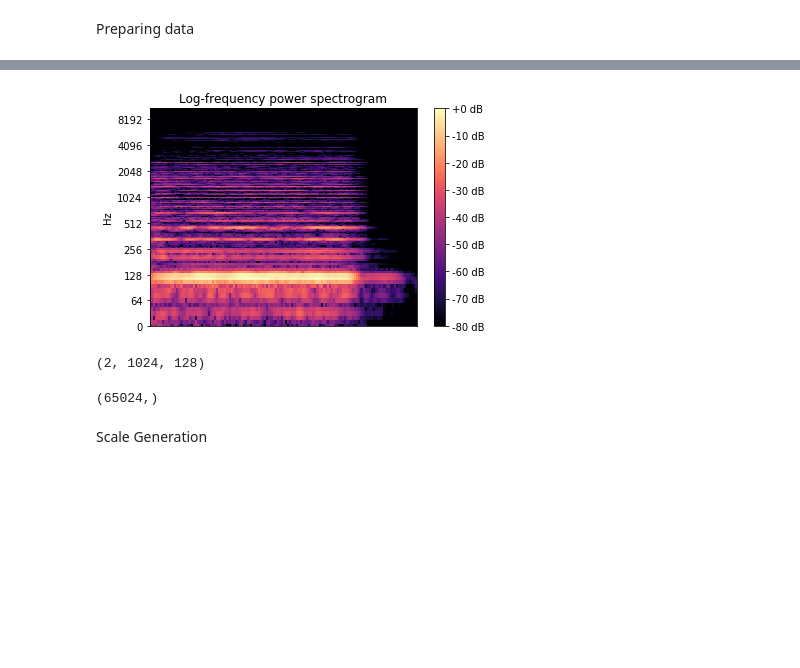
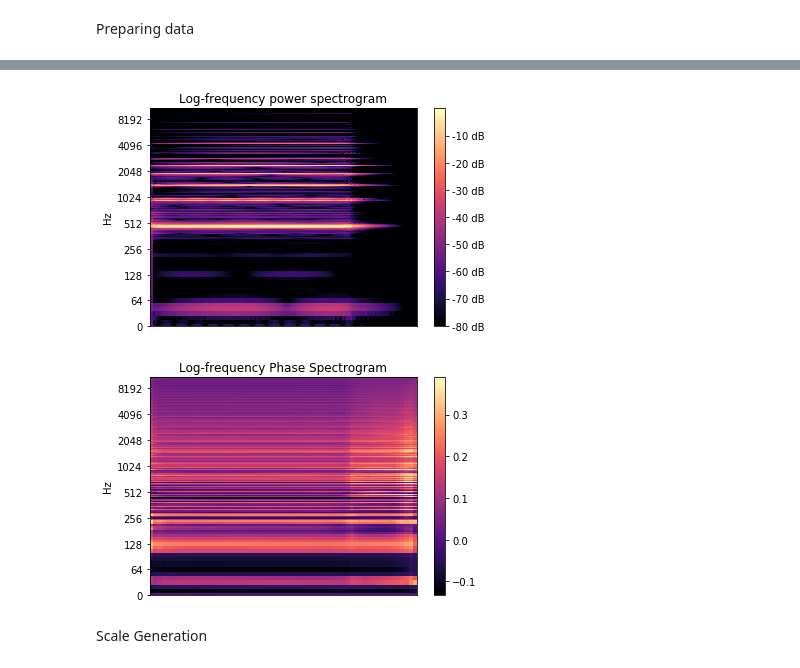
Before and after one commit to Aavache/CAESynth, a Jupyter notebook: inference.ipynb, the cells around one changed output, grey strips where cells are left out. Cells and saved outputs as stored; diff of their text form; code cells hidden in the pictures; blank space fills up the shorter version.

Commit message:
adding phase plotting and time complexity analysis

```diff
--- a/inference.ipynb
+++ b/inference.ipynb
@@ -25,8 +26,8 @@ from data.nsynth_loader import NSynth, to_one_hot
 # %% [markdown]
 Loading Configuration JSON file
 # %%
-option_name = 'ae_skipcatgansynth_nsynth_recon10.json'
-#option_name = 'ae_gansynth_h1024_nsynth_recon10.json'
+#option_name = 'ae_skipcatgansynth_nsynth_recon10.json'
+option_name = 'ae_gansynth_nsynth_recon10.json'
 #option_name = 'cae_nsynth_recon5_lat0.json'
 option_path = os.path.join('./options/', option_name)
 
@@ -271,20 +342,12 @@ ipd.Audio(sample, rate=16000)
 # %% [markdown]
 Preparing data
 # %%
-data = arrange_data(sample)
 aud_recon = generate(data)[0] # generate(data, 40)[0]
-plot_spectrogram(aud_recon)
-ipd.Audio(aud_recon, rate=16000)
+samples_recon = reconstruct(aud_recon[0,:,:], aud_recon[1,:,:])
+plot_spectrogram_from_samples(samples_recon)
+plot_spectrogram_IF(aud_recon[0,:,:], aud_recon[1,:,:])
+ipd.Audio(samples_recon, rate=16000)
 # %% [output]
 [interactive output not drawn]
-[figure, old version]
+[figure, new version]
+[figure, added]
-# %%
-decoded_feat, latent = autoencoder(data)
-decoded_feat = decoded_feat.squeeze().cpu().detach().numpy()
-print(decoded_feat.shape)
-# %% [output]
-(2, 1024, 128)
-# %%
-reconstruct(decoded_feat[0,:,:],decoded_feat[1,:,:]).shape
-# %% [output]
-(65024,)
```
Also changed, not shown: parts of 15 cells of this notebook.
